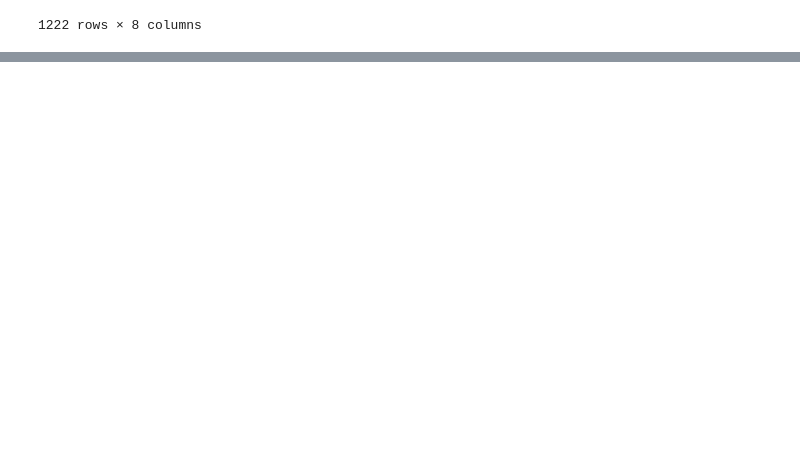
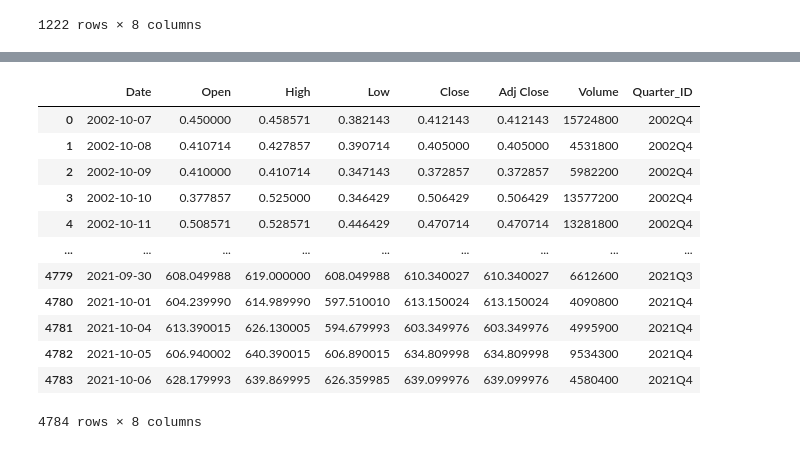
Before and after one commit to anguloag/Netflix-ETL, a Jupyter notebook: ETL.ipynb, the cells around one changed output, grey strips where cells are left out. Cells and saved outputs as stored; diff of their text form; code cells hidden in the pictures; blank space fills up the shorter version.

```diff
--- a/ETL.ipynb
+++ b/ETL.ipynb
@@ -162,0 +650,20 @@ movies_shows_df
+# %%
+# Create stock prices table, formate date column, and add Quarter IDs
+stock_prices_df=pd.DataFrame(stock_data_df)
+stock_prices_df["Quarter_ID"]= pd.PeriodIndex(stock_prices_df.Date, freq='Q')
+stock_prices_df['Date'] = pd.to_datetime(stock_prices_df['Date'], format='%m/%d/%Y')
+stock_prices_df
+# %% [output]
+|  | Date | Open | High | Low | Close | Adj Close | Volume | Quarter_ID |
+| 0 | 2002-10-07 | 0.450000 | 0.458571 | 0.382143 | 0.412143 | 0.412143 | 15724800 | 2002Q4 |
+| 1 | 2002-10-08 | 0.410714 | 0.427857 | 0.390714 | 0.405000 | 0.405000 | 4531800 | 2002Q4 |
+| 2 | 2002-10-09 | 0.410000 | 0.410714 | 0.347143 | 0.372857 | 0.372857 | 5982200 | 2002Q4 |
+| 3 | 2002-10-10 | 0.377857 | 0.525000 | 0.346429 | 0.506429 | 0.506429 | 13577200 | 2002Q4 |
+| 4 | 2002-10-11 | 0.508571 | 0.528571 | 0.446429 | 0.470714 | 0.470714 | 13281800 | 2002Q4 |
+| ... | ... | ... | ... | ... | ... | ... | ... | ... |
+| 4779 | 2021-09-30 | 608.049988 | 619.000000 | 608.049988 | 610.340027 | 610.340027 | 6612600 | 2021Q3 |
+| 4780 | 2021-10-01 | 604.239990 | 614.989990 | 597.510010 | 613.150024 | 613.150024 | 4090800 | 2021Q4 |
+| 4781 | 2021-10-04 | 613.390015 | 626.130005 | 594.679993 | 603.349976 | 603.349976 | 4995900 | 2021Q4 |
+| 4782 | 2021-10-05 | 606.940002 | 640.390015 | 606.890015 | 634.809998 | 634.809998 | 9534300 | 2021Q4 |
+| 4783 | 2021-10-06 | 628.179993 | 639.869995 | 626.359985 | 639.099976 | 639.099976 | 4580400 | 2021Q4 |
+4784 rows × 8 columns
```
Also changed, not shown: parts of 20 cells of this notebook.
